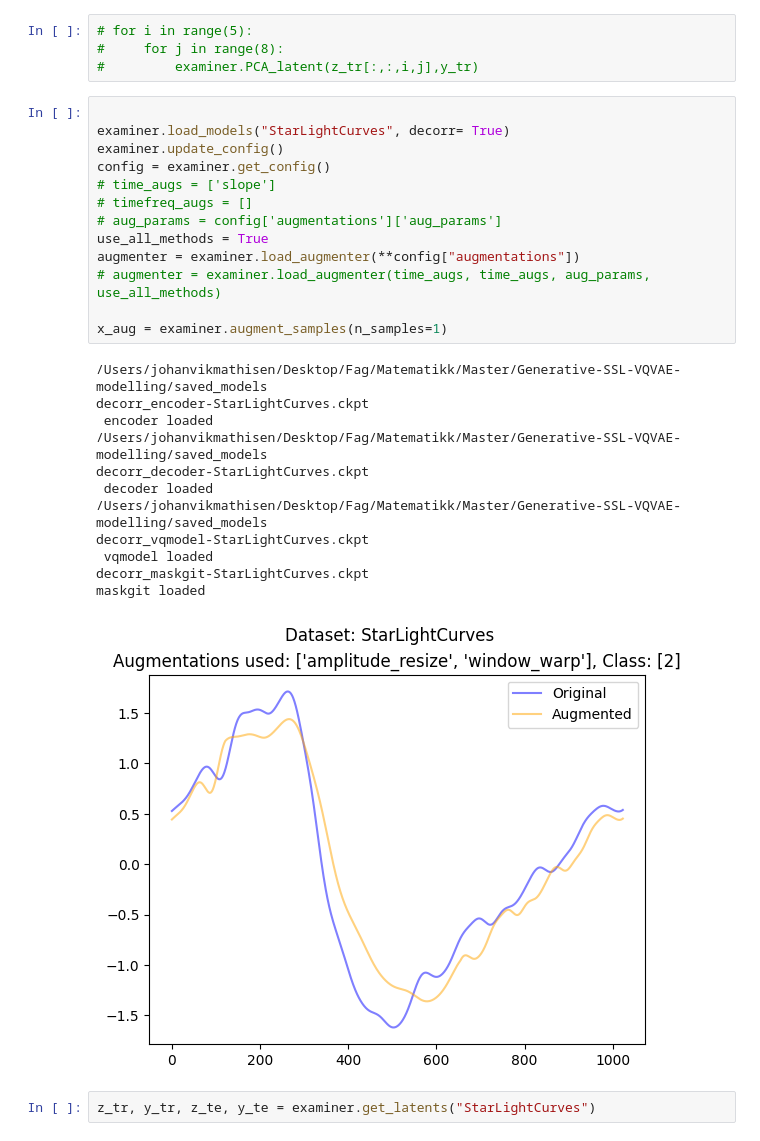
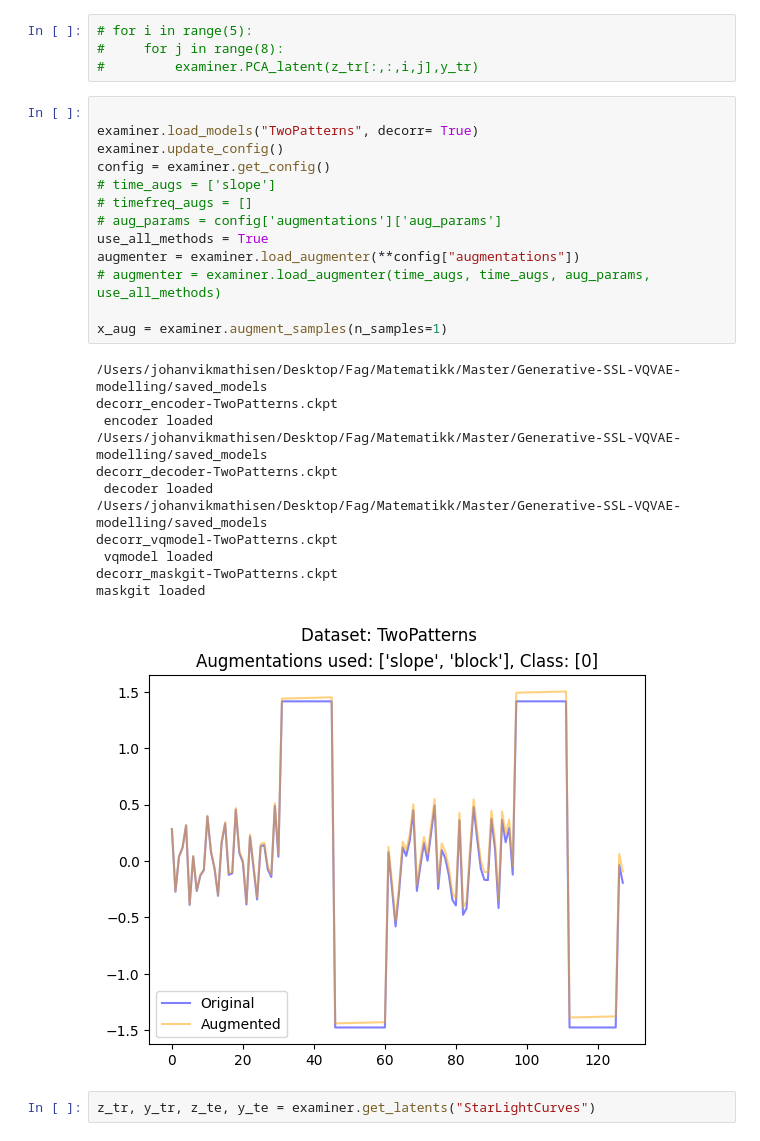
Before and after one commit to Bergschtein/Generative-SSL-VQVAE-modelling, a Jupyter notebook: examine_data.ipynb, the cells around one changed output. Cells and saved outputs as stored; diff of their text form.

```diff
--- a/examine_data.ipynb
+++ b/examine_data.ipynb
@@ -53,30 +62,30 @@ maskgit loaded
 #         examiner.PCA_latent(z_tr[:,:,i,j],y_tr)
 # %%
 
-examiner.load_models("StarLightCurves", decorr= True)
+examiner.load_models("TwoPatterns", decorr= True)
 examiner.update_config()
 config = examiner.get_config()
 # time_augs = ['slope']
 # timefreq_augs = []
 # aug_params = config['augmentations']['aug_params']
 use_all_methods = True
 augmenter = examiner.load_augmenter(**config["augmentations"])
 # augmenter = examiner.load_augmenter(time_augs, time_augs, aug_params, use_all_methods)
 
 x_aug = examiner.augment_samples(n_samples=1)
 # %% [output]
 /Users/johanvikmathisen/Desktop/Fag/Matematikk/Master/Generative-SSL-VQVAE-modelling/saved_models
-decorr_encoder-StarLightCurves.ckpt
+decorr_encoder-TwoPatterns.ckpt
  encoder loaded
 /Users/johanvikmathisen/Desktop/Fag/Matematikk/Master/Generative-SSL-VQVAE-modelling/saved_models
-decorr_decoder-StarLightCurves.ckpt
+decorr_decoder-TwoPatterns.ckpt
  decoder loaded
 /Users/johanvikmathisen/Desktop/Fag/Matematikk/Master/Generative-SSL-VQVAE-modelling/saved_models
-decorr_vqmodel-StarLightCurves.ckpt
+decorr_vqmodel-TwoPatterns.ckpt
  vqmodel loaded
-decorr_maskgit-StarLightCurves.ckpt
+decorr_maskgit-TwoPatterns.ckpt
 maskgit loaded
-[figure, old version]
+[figure, new version]
 # %%
 z_tr, y_tr, z_te, y_te = examiner.get_latents("StarLightCurves")
 # %%
```
Also changed, not shown: parts of 3 cells of this notebook, 8 other files.
